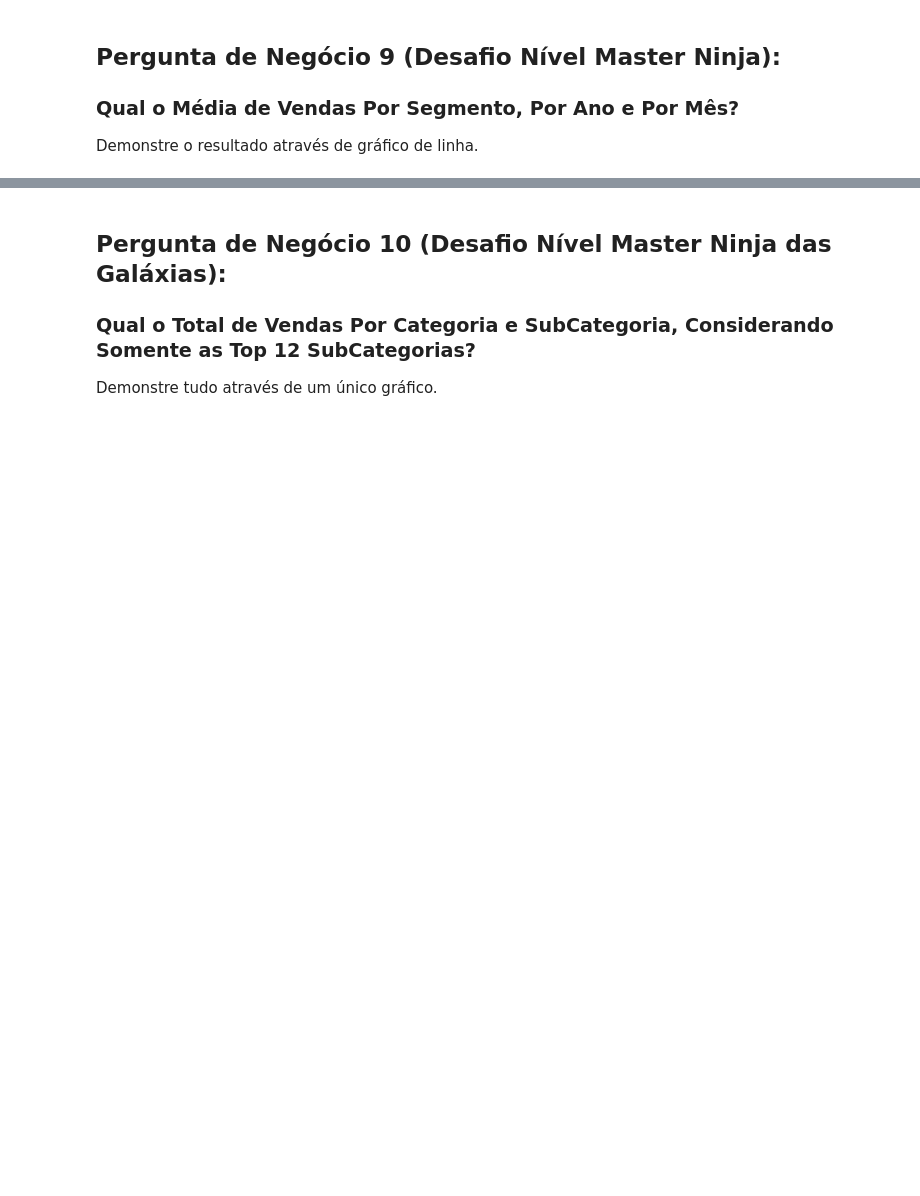
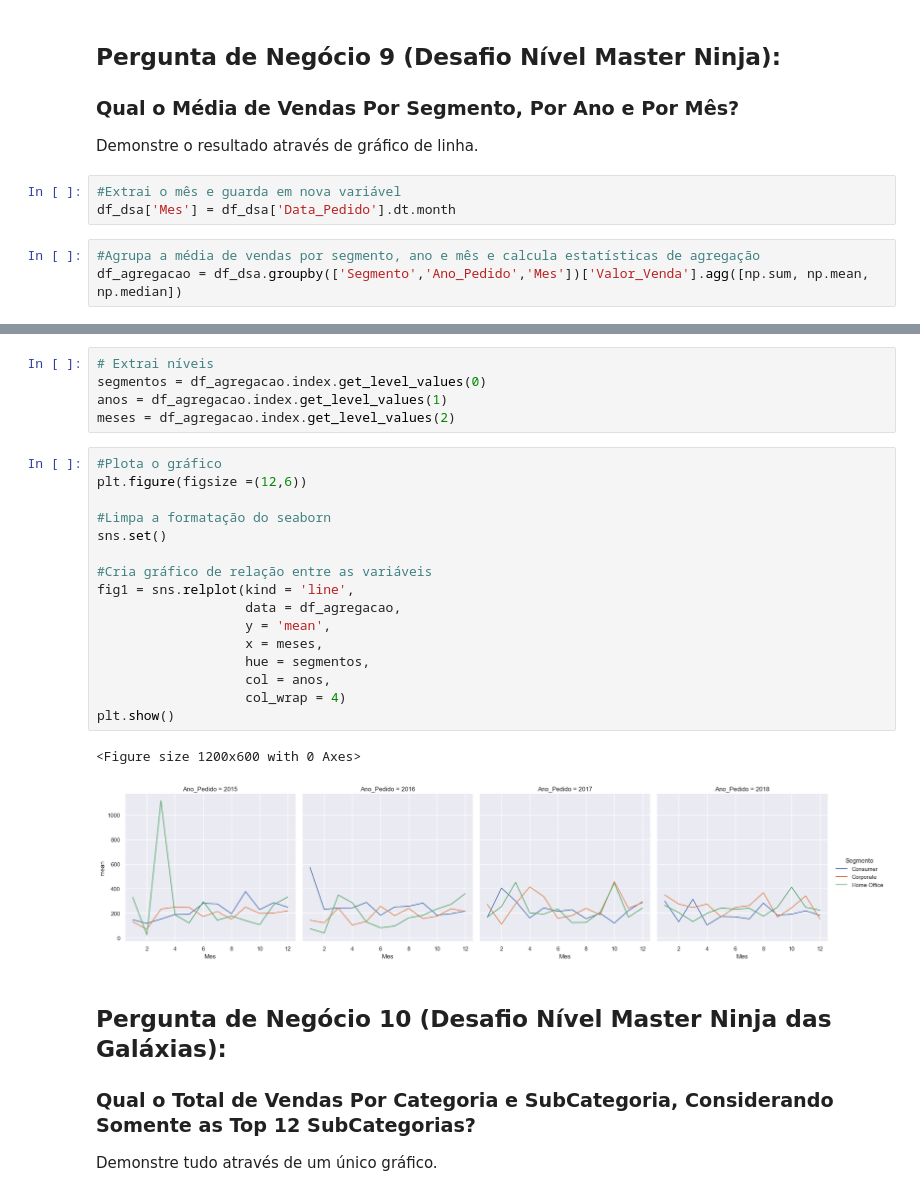
Before and after one commit to mayaraarj/AnaliseExploratoriaVarejo-Python, a Jupyter notebook: Análise Exploratória de Dados em Linguagem Python Para a Área de Varejo.ipynb, the cells around one changed output, grey strips where cells are left out. Cells and saved outputs as stored; diff of their text form; blank space fills up the shorter version.

```diff
--- a/Análise Exploratória de Dados em Linguagem Python Para a Área de Varejo.ipynb
+++ b/Análise Exploratória de Dados em Linguagem Python Para a Área de Varejo.ipynb
@@ -348,3 +348,9 @@ media_valor_venda_com_desconto
 ### Qual o Média de Vendas Por Segmento, Por Ano e Por Mês?
 
 Demonstre o resultado através de gráfico de linha.
+# %%
+#Extrai o mês e guarda em nova variável
+df_dsa['Mes'] = df_dsa['Data_Pedido'].dt.month
+# %%
+#Agrupa a média de vendas por segmento, ano e mês e calcula estatísticas de agregação
+df_agregacao = df_dsa.groupby(['Segmento','Ano_Pedido','Mes'])['Valor_Venda'].agg([np.sum, np.mean, np.median])
@@ -351,3 +374,27 @@ Demonstre o resultado através de gráfico de linha.
+# %%
+# Extrai níveis
+segmentos = df_agregacao.index.get_level_values(0)
+anos = df_agregacao.index.get_level_values(1)
+meses = df_agregacao.index.get_level_values(2)
+# %%
+#Plota o gráfico
+plt.figure(figsize =(12,6))
+
+#Limpa a formatação do seaborn
+sns.set()
+
+#Cria gráfico de relação entre as variáveis
+fig1 = sns.relplot(kind = 'line',
+                   data = df_agregacao,
+                   y = 'mean',
+                   x = meses,
+                   hue = segmentos,
+                   col = anos,
+                   col_wrap = 4)
+plt.show()
+# %% [output]
+<Figure size 1200x600 with 0 Axes>
+[figure, added]
 # %% [markdown]
 ## Pergunta de Negócio 10 (Desafio Nível Master Ninja das Galáxias):
 
```
Also changed, not shown: parts of 8 cells of this notebook.
